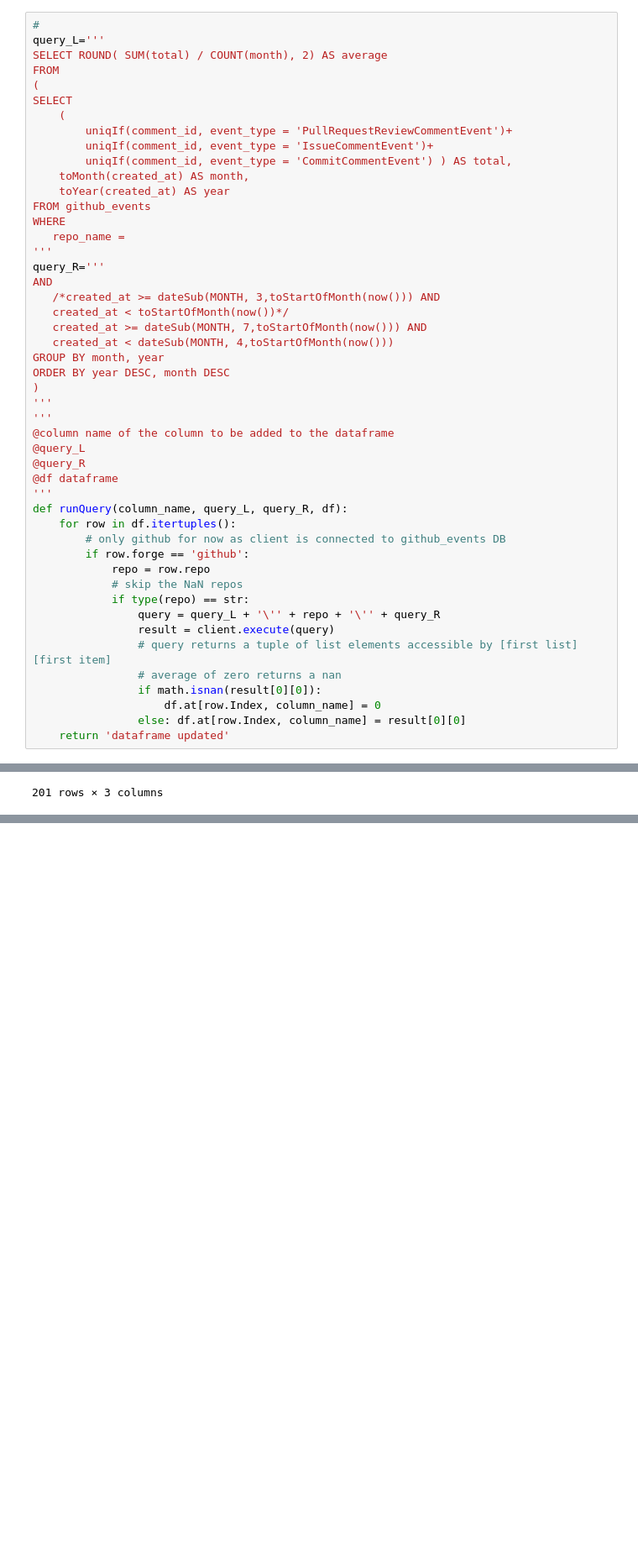
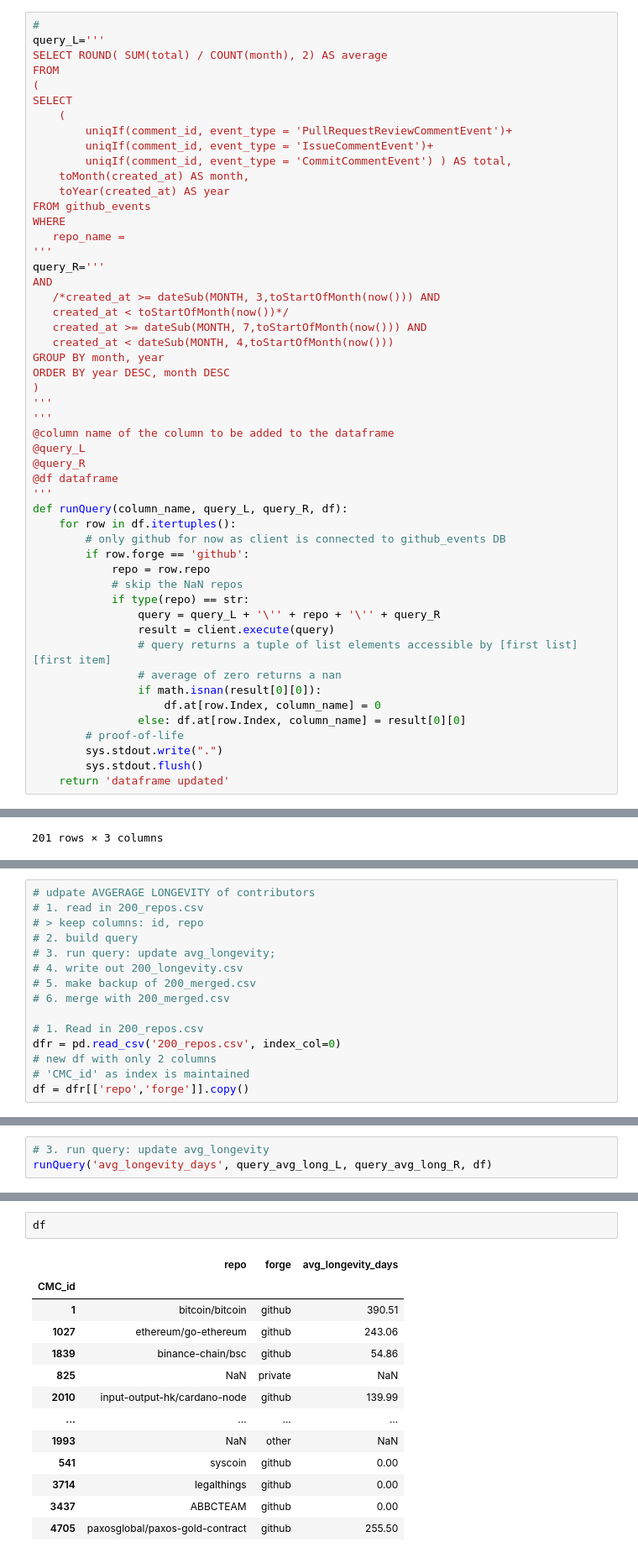
Before and after one commit to millecodex/SEM, a Jupyter notebook: clickhouse_integration.ipynb, the cells around one changed output, grey strips where cells are left out. Shown at 84% size. Drawn from its saved outputs; the diff is of its cells as text; blank space fills up the shorter version.

```diff
--- a/clickhouse_integration.ipynb
+++ b/clickhouse_integration.ipynb
@@ -548,6 +549,9 @@ def runQuery(column_name, query_L, query_R, df):
                 if math.isnan(result[0][0]):
                     df.at[row.Index, column_name] = 0
                 else: df.at[row.Index, column_name] = result[0][0]
+        # proof-of-life
+        sys.stdout.write(".")
+        sys.stdout.flush()
     return 'dataframe updated'
 # %%
 # Read in 200_repos.csv
@@ -705,0 +906,15 @@ dfm.to_csv('200_merged.csv', encoding='utf-8', index=1)
+# %%
+# udpate AVGERAGE LONGEVITY of contributors
+# 1. read in 200_repos.csv
+# > keep columns: id, repo
+# 2. build query
+# 3. run query: update avg_longevity;
+# 4. write out 200_longevity.csv
+# 5. make backup of 200_merged.csv
+# 6. merge with 200_merged.csv
+
+# 1. Read in 200_repos.csv
+dfr = pd.read_csv('200_repos.csv', index_col=0)
+# new df with only 2 columns
+# 'CMC_id' as index is maintained
+df = dfr[['repo','forge']].copy()
@@ -705,0 +991,3 @@ dfm.to_csv('200_merged.csv', encoding='utf-8', index=1)
+# %%
+# 3. run query: update avg_longevity
+runQuery('avg_longevity_days', query_avg_long_L, query_avg_long_R, df)
@@ -705,0 +997,16 @@ dfm.to_csv('200_merged.csv', encoding='utf-8', index=1)
+# %%
+df
+# %% [output]
+|  | repo | forge | avg_longevity_days |
+| CMC_id |  |  |  |
+| 1 | bitcoin/bitcoin | github | 390.51 |
+| 1027 | ethereum/go-ethereum | github | 243.06 |
+| 1839 | binance-chain/bsc | github | 54.86 |
+| 825 | NaN | private | NaN |
+| 2010 | input-output-hk/cardano-node | github | 139.99 |
+| ... | ... | ... | ... |
+| 1993 | NaN | other | NaN |
+| 541 | syscoin | github | 0.00 |
+| 3714 | legalthings | github | 0.00 |
+| 3437 | ABBCTEAM | github | 0.00 |
+| 4705 | paxosglobal/paxos-gold-contract | github | 255.50 |
```
Also changed, not shown: parts of 17 cells of this notebook.
